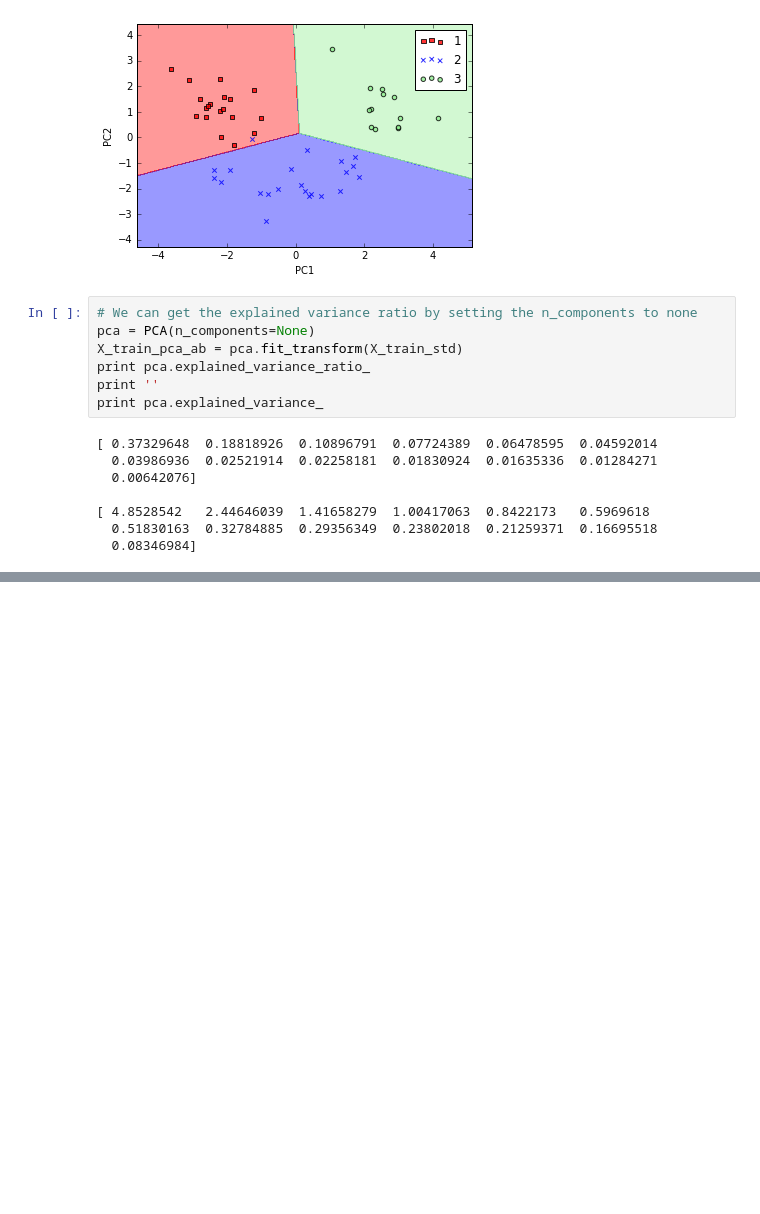
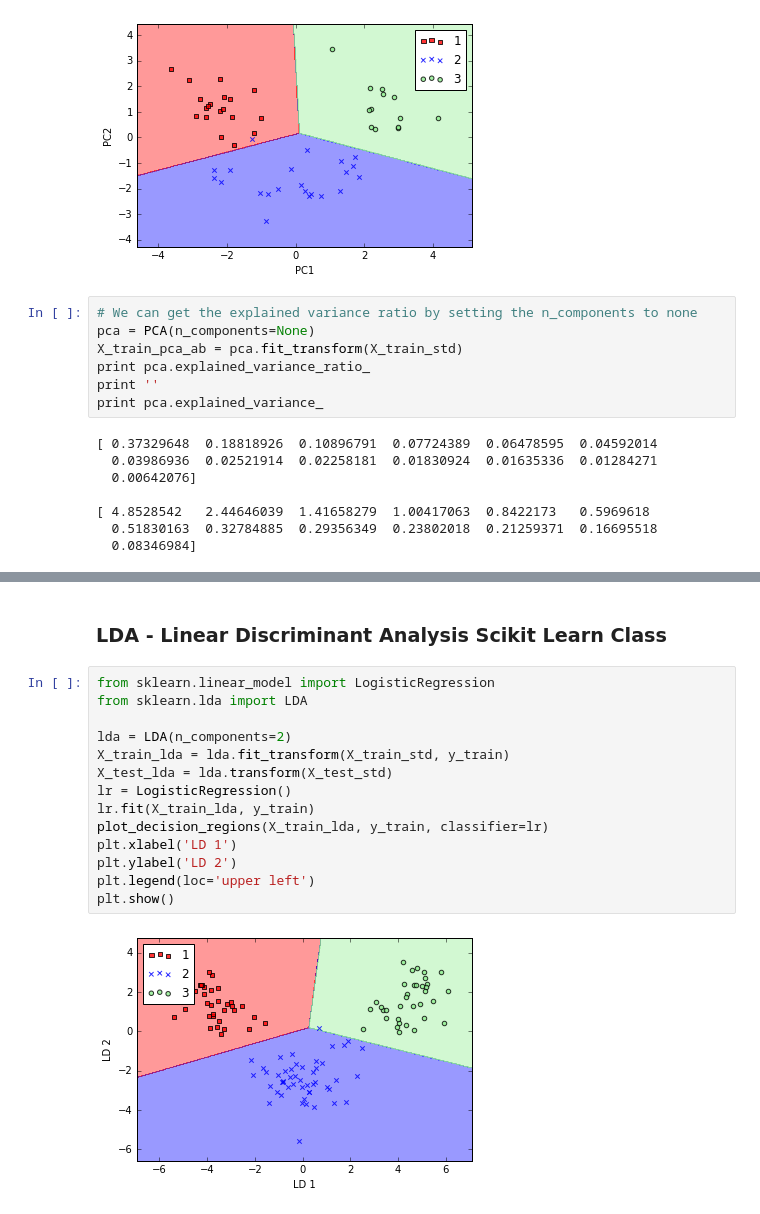
Before and after one commit to abhikbanerjee/MachineLearning, a Jupyter notebook: Python_Machine_Learning/src/05_Dimensioanlity_Reduction.ipynb, the cells around one changed output, grey strips where cells are left out. Saved outputs shown, nothing was run; the diff lists cells and outputs as text; blank space fills up the shorter version.

Commit message:
LDA using scikit learn, and Kernel PCA for non linear Mappings

```diff
--- a/Python_Machine_Learning/src/05_Dimensioanlity_Reduction.ipynb
+++ b/Python_Machine_Learning/src/05_Dimensioanlity_Reduction.ipynb
@@ -213,0 +218,18 @@ print pca.explained_variance_
+# %% [markdown]
+### LDA - Linear Discriminant Analysis Scikit Learn Class
+# %%
+from sklearn.linear_model import LogisticRegression
+from sklearn.lda import LDA
+
+lda = LDA(n_components=2)
+X_train_lda = lda.fit_transform(X_train_std, y_train)
+X_test_lda = lda.transform(X_test_std)
+lr = LogisticRegression()
+lr.fit(X_train_lda, y_train)
+plot_decision_regions(X_train_lda, y_train, classifier=lr)
+plt.xlabel('LD 1')
+plt.ylabel('LD 2')
+plt.legend(loc='upper left')
+plt.show()
+# %% [output]
+[figure, added]
```
Also changed, not shown: parts of 6 cells of this notebook.
